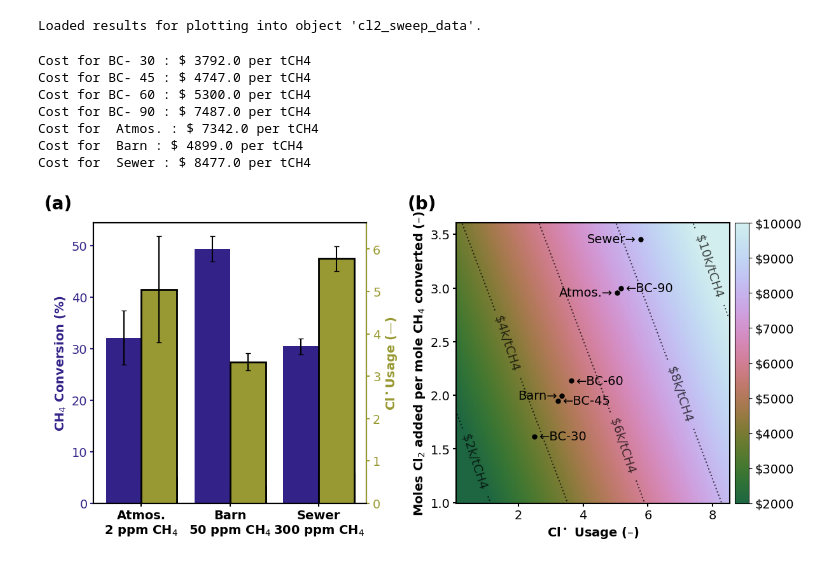
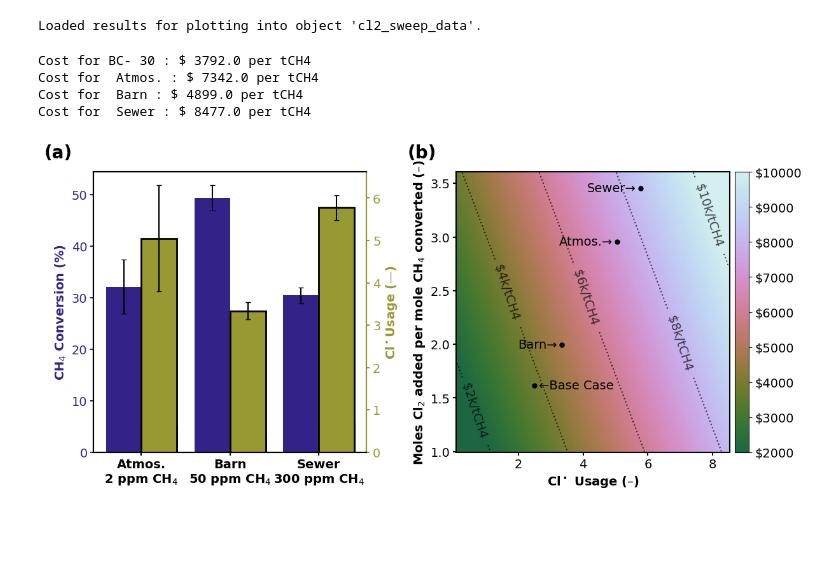
Before and after one commit to richardsrandall/Fall-2024-Cl2, a Jupyter notebook: _combined_plots/paper_plots_v1/figure-real_world_tests_and_costs.ipynb, the cells around one changed output. Saved outputs shown, nothing was run; the diff lists cells and outputs as text; code cells hidden in the pictures; blank space fills up the shorter version.

Commit message:
Get rid of BC-X in Fig 4, keeping only base case.

```diff
--- a/_combined_plots/paper_plots_v1/figure-real_world_tests_and_costs.ipynb
+++ b/_combined_plots/paper_plots_v1/figure-real_world_tests_and_costs.ipynb
@@ -201,43 +201,45 @@ plt.colorbar(cm,pad=0.02,format=ticker.FuncFormatter(lambda x,pos: '$'+str(int(x
 # Label the contours if desired
 fmt = lambda x: "\$"+str(int(round(0.001*x,1)))+'k/tCH4 '#+'[\$'+str(round(x/28))+'; \$'+str(round(x/84))+']'
 ct = ax_b.contour(X, Y, Z,linestyles=':',colors=['#000000'], levels=[2000,4000,6000,8000,10000], alpha=0.7)
-ax_b.clabel(ct, fmt=fmt, use_clabeltext=True, manual=((1,1.4),(2,2.5),(5,1.5),(7,2),(8,3.2)))
+ax_b.clabel(ct, fmt=fmt, use_clabeltext=True, manual=((1,1.4),(2,2.5),(5,2.5),(7,2),(8,3.2)))
 
 # Plot the Cl* sweep data
+# I've modified this to only show the 30-ppm Cl2 trial (i.e., the base case).
 for x,y,t in zip(cl2_sweep_data.cl_per_ch4, cl2_sweep_data.cl2_fed_per_ch4_converted, [10,20,30,45,60,90]):
     if t==10 or t==20:
         continue #Skip these since they're on top of other data points and clutter up the graph
+    if t!=30:
+        continue
     ax_b.plot([x],[y],'ok',markersize=5)
-    ax_b.annotate('←BC-'+str(t), xy=(x, y), xycoords='data', xytext=(5, 0), textcoords='offset points', ha='left', va='center')
+    #txt = '←BC-'+str(t)
+    txt = '←Base Case'
+    ax_b.annotate(txt, xy=(x, y), xycoords='data', xytext=(5, 0), textcoords='offset points', ha='left', va='center')
     print("Cost for BC-",t,": $",np.round(get_cost_per_ton_ch4(x,y)),"per tCH4")
 # Plot the rest of the data
 exps = ((realistic_trial_data.cl_per_ch4[0],realistic_trial_data.cl2_fed_per_ch4_converted[0],'Atmos.'),
         (realistic_trial_data.cl_per_ch4[1],realistic_trial_data.cl2_fed_per_ch4_converted[1],'Barn'),
         (realistic_trial_data.cl_per_ch4[2],realistic_trial_data.cl2_fed_per_ch4_converted[2],'Sewer'),
         )
 for x,y,t in exps:
     ax_b.plot([x],[y],'ok',markersize=5)
     ax_b.annotate(t+"→", xy=(x, y), xycoords='data', xytext=(-5, 0), textcoords='offset points', ha='right', va='center')
     print("Cost for ",t,": $",np.round(get_cost_per_ton_ch4(x,y)),"per tCH4")
 
 #ax_b.set_xlabel('UV Usage $\equiv$ [(Cl$^\\bullet$ Usage)$\cdot(\eta_{UV})^{-1}$] (–)') # Keeping this if we want the x-axis to be UV usage
 ax_b.set_xlabel('Cl$^\\bullet$ Usage (–)',fontweight=plot_default_properties['font_weight'])
 ax_b.set_ylabel('Moles Cl$_2$ added per mole CH$_4$ converted (–)',fontweight=plot_default_properties['font_weight'])
 
 for ax in [ax_a, ax_a_right, ax_b]:
     ax.tick_params(width=plot_default_properties['box_linewidth'])
     for spine in ax.spines.values():
         spine.set_linewidth(plot_default_properties['box_linewidth'])
 
 # Save the figure, etc.
 plt.savefig('exported_images/realistic_trials_and_cost_modeling.png', bbox_inches='tight',dpi=300)
 plt.show()
 # %% [output]
 Cost for BC- 30 : $ 3792.0 per tCH4
-Cost for BC- 45 : $ 4747.0 per tCH4
-Cost for BC- 60 : $ 5300.0 per tCH4
-Cost for BC- 90 : $ 7487.0 per tCH4
 Cost for  Atmos. : $ 7342.0 per tCH4
 Cost for  Barn : $ 4899.0 per tCH4
 Cost for  Sewer : $ 8477.0 per tCH4
-[figure, old version]
+[figure, new version]
```
Also changed, not shown: 1 other file.
